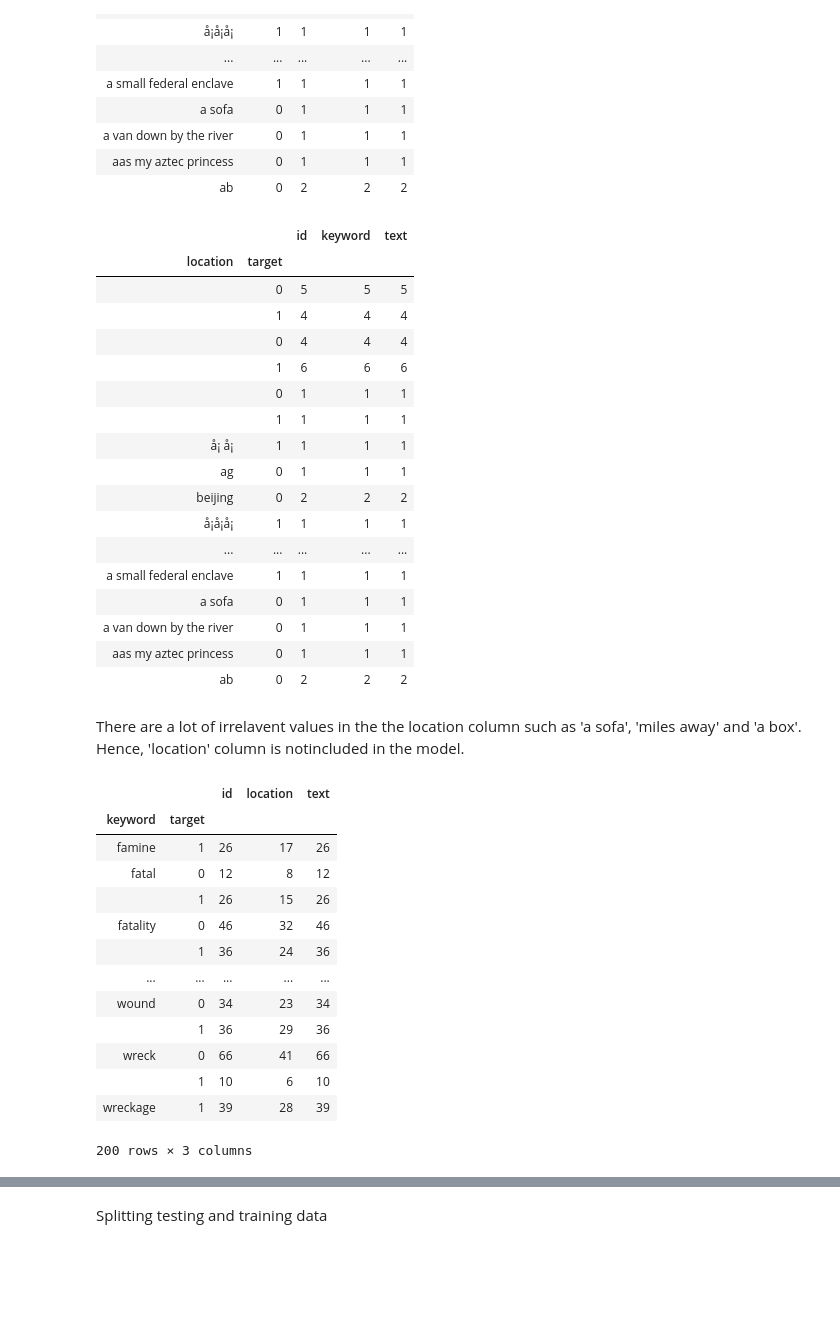
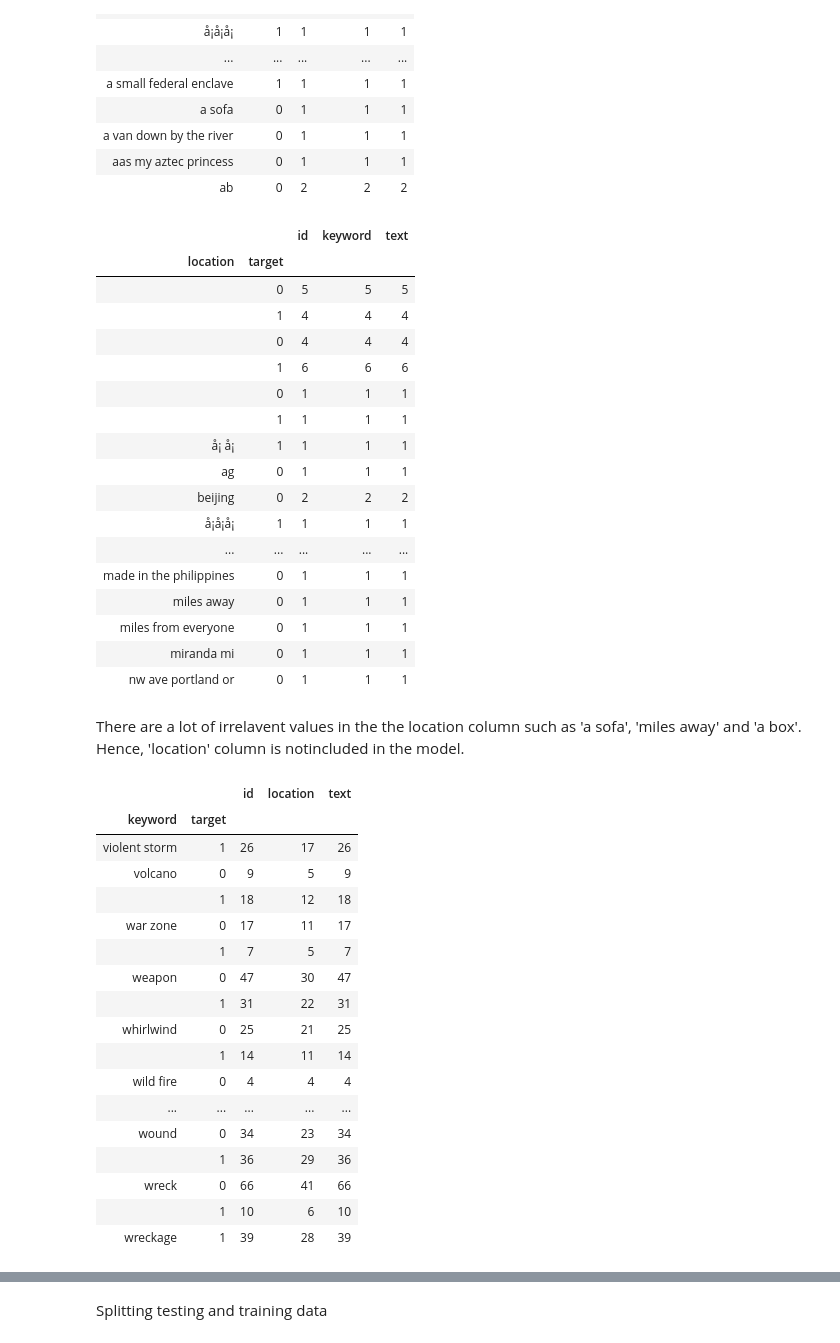
Before and after one commit to ShashankSharma26/Disaster-or-not-NLP-with-tweets, a Jupyter notebook: Data Modelling/Disaster or not- Data Modelling.ipynb, the cells around one changed output, grey strips where cells are left out. Drawn from its saved outputs; the diff is of its cells as text; code cells hidden in the pictures; blank space fills up the shorter version.

```diff
--- a/Data Modelling/Disaster or not- Data Modelling.ipynb
+++ b/Data Modelling/Disaster or not- Data Modelling.ipynb
@@ -75,7 +75,7 @@ df_train.dropna(how='any').groupby(['location','target']).agg('count').head(60)
 | aas my aztec princess | 0 | 1 | 1 | 1 |
 | ab | 0 | 2 | 2 | 2 |
 # %%
-df_train.dropna(how='any').groupby(['location','target']).agg('count').head(60)
+df_train.dropna(how='any').groupby(['location','target']).agg('count').head(40)
 # %% [output]
 |  |  | id | keyword | text |
 | location | target |  |  |  |
@@ -90,27 +90,31 @@ df_train.dropna(how='any').groupby(['location','target']).agg('count').head(60)
 | beijing | 0 | 2 | 2 | 2 |
 | å¡å¡å¡ | 1 | 1 | 1 | 1 |
 | ... | ... | ... | ... | ... |
-| a small federal enclave | 1 | 1 | 1 | 1 |
-| a sofa | 0 | 1 | 1 | 1 |
-| a van down by the river | 0 | 1 | 1 | 1 |
-| aas my aztec princess | 0 | 1 | 1 | 1 |
-| ab | 0 | 2 | 2 | 2 |
+| made in the philippines | 0 | 1 | 1 | 1 |
+| miles away | 0 | 1 | 1 | 1 |
+| miles from everyone | 0 | 1 | 1 | 1 |
+| miranda mi | 0 | 1 | 1 | 1 |
+| nw ave portland or | 0 | 1 | 1 | 1 |
 # %% [markdown]
 There are a lot of irrelavent values in the the location column such as 'a sofa', 'miles away' and 'a box'. Hence, 'location' column is notincluded in the model.
 # %%
-df_train.groupby(['keyword','target']).agg('count').tail(200)
+df_train.groupby(['keyword','target']).agg('count').tail(20)
 # %% [output]
 |  |  | id | location | text |
 | keyword | target |  |  |  |
-| famine | 1 | 26 | 17 | 26 |
-| fatal | 0 | 12 | 8 | 12 |
-|  | 1 | 26 | 15 | 26 |
-| fatality | 0 | 46 | 32 | 46 |
-|  | 1 | 36 | 24 | 36 |
+| violent storm | 1 | 26 | 17 | 26 |
+| volcano | 0 | 9 | 5 | 9 |
+|  | 1 | 18 | 12 | 18 |
+| war zone | 0 | 17 | 11 | 17 |
+|  | 1 | 7 | 5 | 7 |
+| weapon | 0 | 47 | 30 | 47 |
+|  | 1 | 31 | 22 | 31 |
+| whirlwind | 0 | 25 | 21 | 25 |
+|  | 1 | 14 | 11 | 14 |
+| wild fire | 0 | 4 | 4 | 4 |
 | ... | ... | ... | ... | ... |
 | wound | 0 | 34 | 23 | 34 |
 |  | 1 | 36 | 29 | 36 |
 | wreck | 0 | 66 | 41 | 66 |
 |  | 1 | 10 | 6 | 10 |
 | wreckage | 1 | 39 | 28 | 39 |
-200 rows × 3 columns
```
Also changed, not shown: parts of 8 cells of this notebook.
